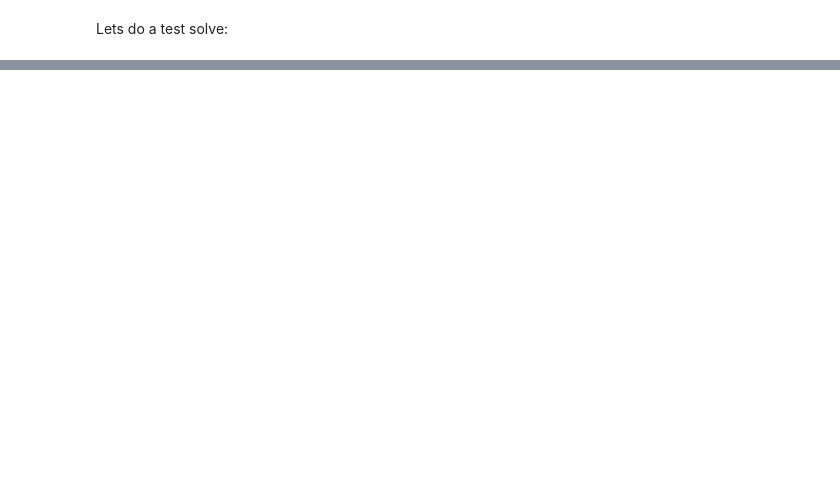
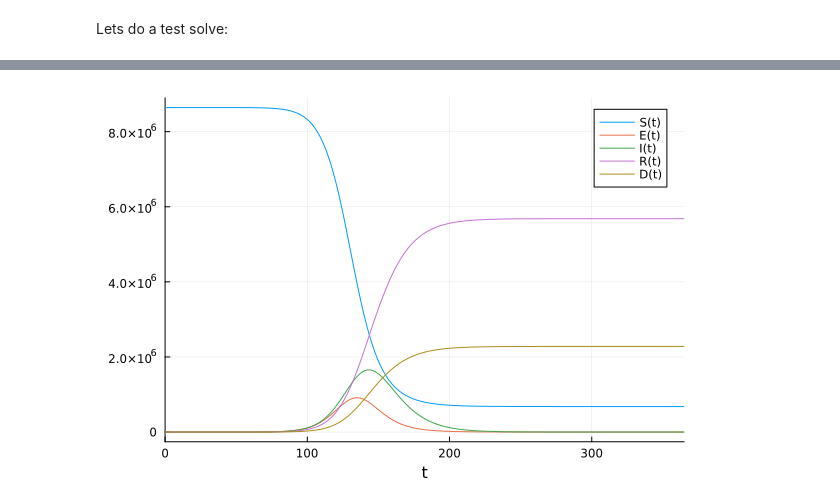
Before and after one commit to DARPA-ASKEM/TA3_Evaluation_Resources, a Jupyter notebook: scenario1.ipynb, the cells around one changed output, grey strips where cells are left out. Saved outputs shown, nothing was run; the diff lists cells and outputs as text; code cells hidden in the pictures; blank space fills up the shorter version.

```diff
--- a/scenario1.ipynb
+++ b/scenario1.ipynb
@@ -314,0 +252,4 @@ plot(sol_compliance6)
+# %%
+plot(sol_compliance6)
+# %% [output]
+[figure, added]
```
Also changed, not shown: parts of 26 cells of this notebook.
